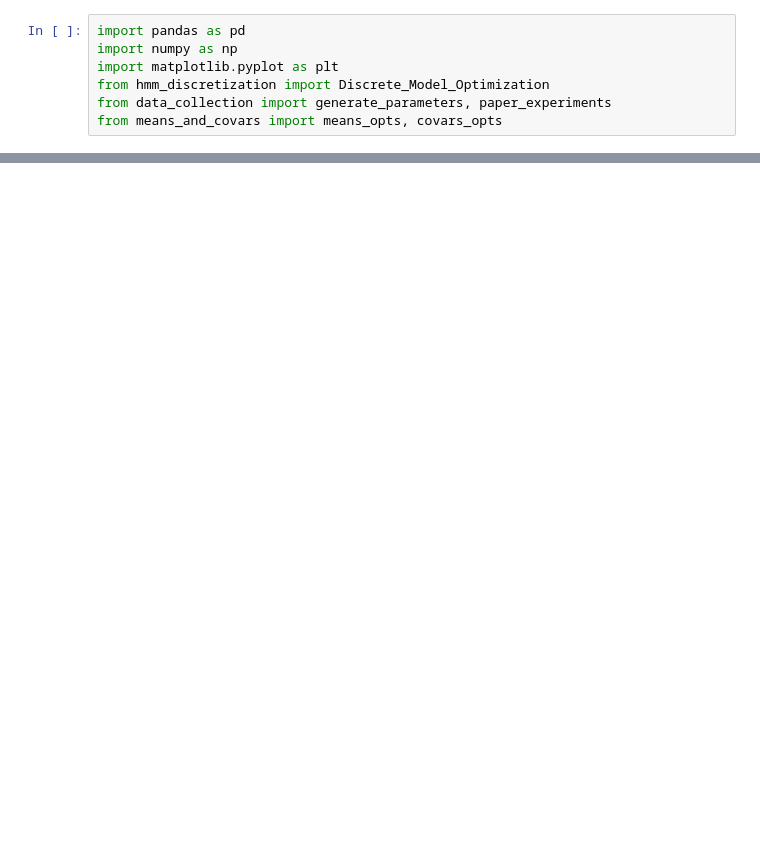
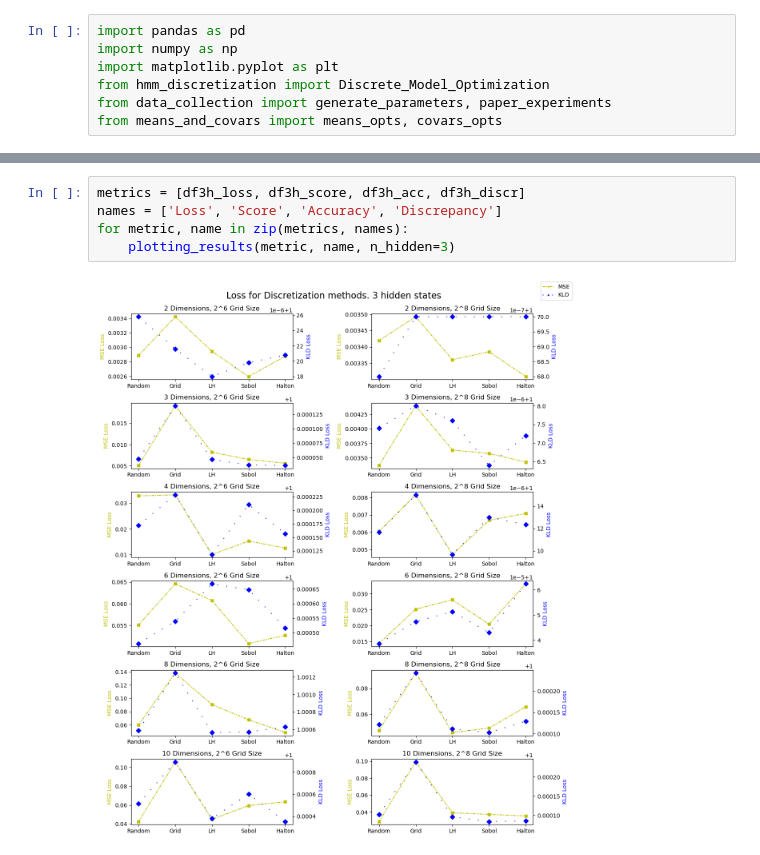
Before and after one commit to adrgz8/Discretizing_GHMM, a Jupyter notebook: summary_experiments.ipynb, the cells around one changed output, grey strips where cells are left out. Saved outputs shown, nothing was run; the diff lists cells and outputs as text; blank space fills up the shorter version.

```diff
--- a/summary_experiments.ipynb
+++ b/summary_experiments.ipynb
@@ -93,0 +88,7 @@ plot_results(df_discr, dim_list, 'Discrepancy')
+# %%
+metrics = [df3h_loss, df3h_score, df3h_acc, df3h_discr]
+names = ['Loss', 'Score', 'Accuracy', 'Discrepancy']
+for metric, name in zip(metrics, names):
+    plotting_results(metric, name, n_hidden=3)
+# %% [output]
+[figure, added]
```
Also changed, not shown: parts of 10 cells of this notebook.
